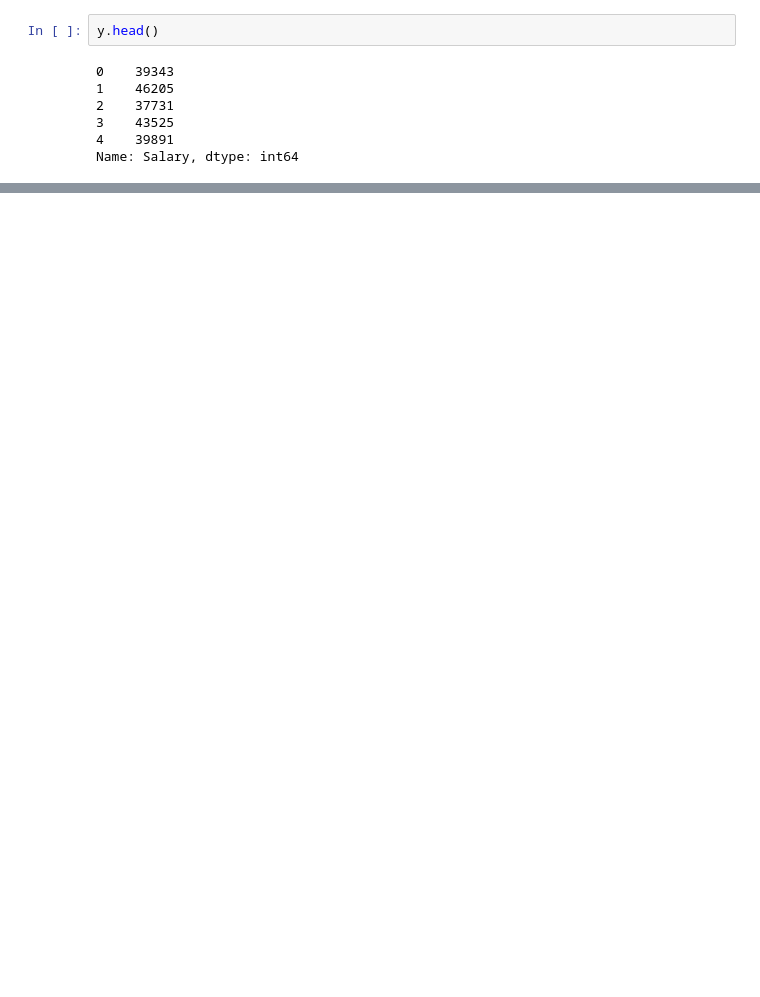
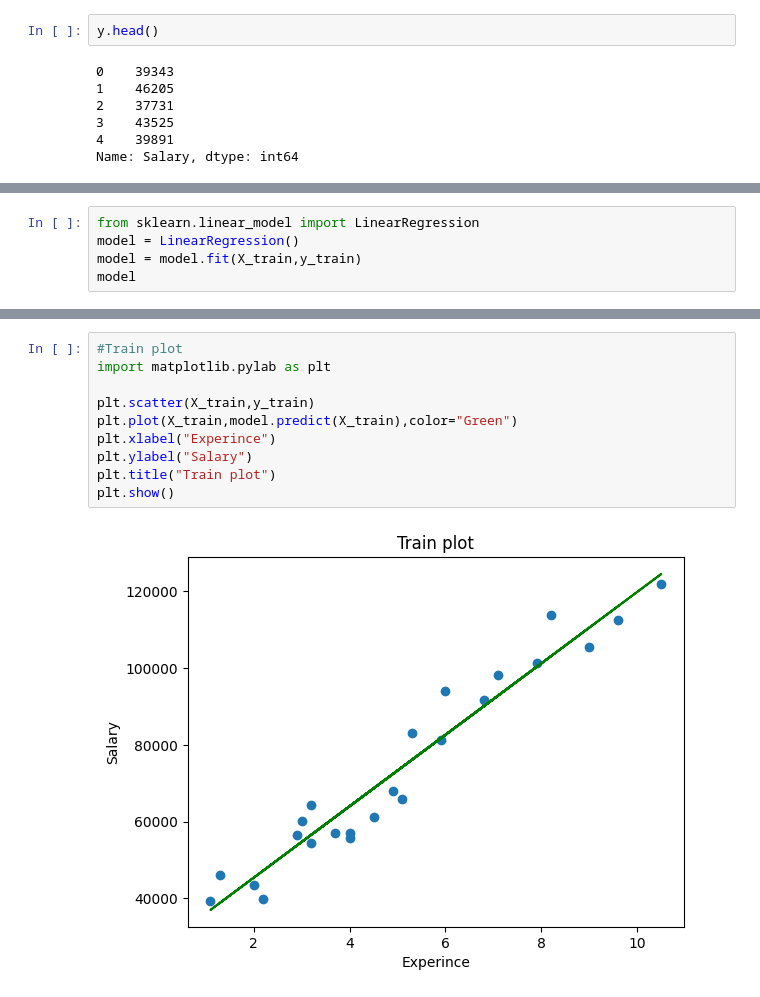
Before and after one commit to ijazkhan101/Machine-Learning-with-Python-20Days, a Jupyter notebook: simple linear Regression .ipynb, the cells around one changed output, grey strips where cells are left out. Drawn from its saved outputs; the diff is of its cells as text; blank space fills up the shorter version.

```diff
--- a/simple linear Regression .ipynb
+++ b/simple linear Regression .ipynb
@@ -38,0 +44,5 @@ Name: Salary, dtype: int64
+# %%
+from sklearn.linear_model import LinearRegression
+model = LinearRegression()
+model = model.fit(X_train,y_train)
+model
@@ -38,0 +69,12 @@ Name: Salary, dtype: int64
+# %%
+#Train plot
+import matplotlib.pylab as plt
+
+plt.scatter(X_train,y_train)
+plt.plot(X_train,model.predict(X_train),color="Green")
+plt.xlabel("Experince")
+plt.ylabel("Salary")
+plt.title("Train plot")
+plt.show()
+# %% [output]
+[figure, added]
```
Also changed, not shown: parts of 10 cells of this notebook.
